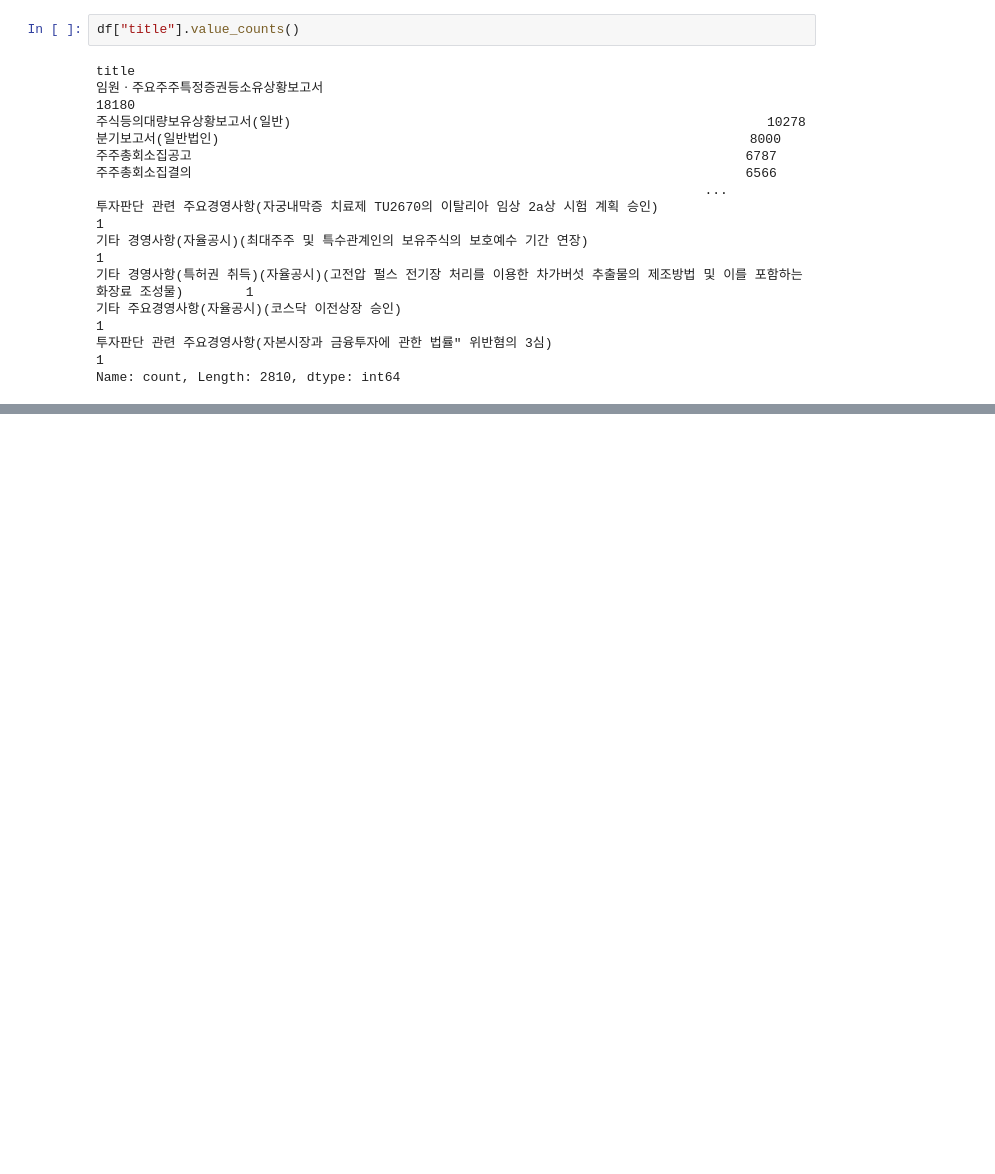
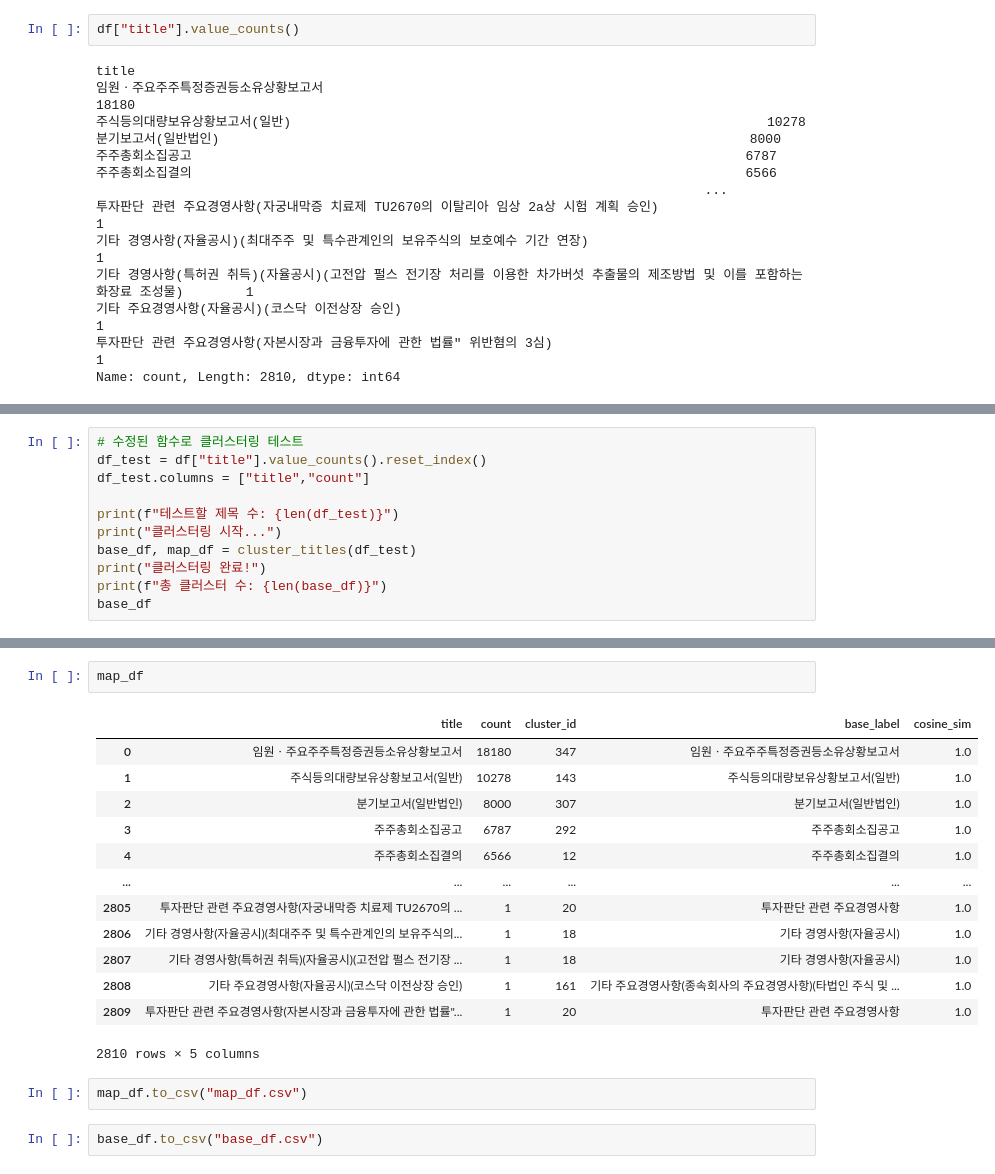
Before and after one commit to antaechan/dart-sentiment-analysis, a Jupyter notebook: analysis/kind.ipynb, the cells around one changed output, grey strips where cells are left out. Drawn from its saved outputs; the diff is of its cells as text; blank space fills up the shorter version.

```diff
--- a/analysis/kind.ipynb
+++ b/analysis/kind.ipynb
@@ -88,0 +295,11 @@ Name: count, Length: 2810, dtype: int64
+# %%
+# 수정된 함수로 클러스터링 테스트
+df_test = df["title"].value_counts().reset_index()
+df_test.columns = ["title","count"]
+
+print(f"테스트할 제목 수: {len(df_test)}")
+print("클러스터링 시작...")
+base_df, map_df = cluster_titles(df_test)
+print("클러스터링 완료!")
+print(f"총 클러스터 수: {len(base_df)}")
+base_df
@@ -88,0 +324,20 @@ Name: count, Length: 2810, dtype: int64
+# %%
+map_df
+# %% [output]
+|  | title | count | cluster_id | base_label | cosine_sim |
+| 0 | 임원ㆍ주요주주특정증권등소유상황보고서 | 18180 | 347 | 임원ㆍ주요주주특정증권등소유상황보고서 | 1.0 |
+| 1 | 주식등의대량보유상황보고서(일반) | 10278 | 143 | 주식등의대량보유상황보고서(일반) | 1.0 |
+| 2 | 분기보고서(일반법인) | 8000 | 307 | 분기보고서(일반법인) | 1.0 |
+| 3 | 주주총회소집공고 | 6787 | 292 | 주주총회소집공고 | 1.0 |
+| 4 | 주주총회소집결의 | 6566 | 12 | 주주총회소집결의 | 1.0 |
+| ... | ... | ... | ... | ... | ... |
+| 2805 | 투자판단 관련 주요경영사항(자궁내막증 치료제 TU2670의 ... | 1 | 20 | 투자판단 관련 주요경영사항 | 1.0 |
+| 2806 | 기타 경영사항(자율공시)(최대주주 및 특수관계인의 보유주식의... | 1 | 18 | 기타 경영사항(자율공시) | 1.0 |
+| 2807 | 기타 경영사항(특허권 취득)(자율공시)(고전압 펄스 전기장 ... | 1 | 18 | 기타 경영사항(자율공시) | 1.0 |
+| 2808 | 기타 주요경영사항(자율공시)(코스닥 이전상장 승인) | 1 | 161 | 기타 주요경영사항(종속회사의 주요경영사항)(타법인 주식 및 ... | 1.0 |
+| 2809 | 투자판단 관련 주요경영사항(자본시장과 금융투자에 관한 법률"... | 1 | 20 | 투자판단 관련 주요경영사항 | 1.0 |
+2810 rows × 5 columns
+# %%
+map_df.to_csv("map_df.csv")
+# %%
+base_df.to_csv("base_df.csv")
```
Also changed, not shown: parts of 6 cells of this notebook.
